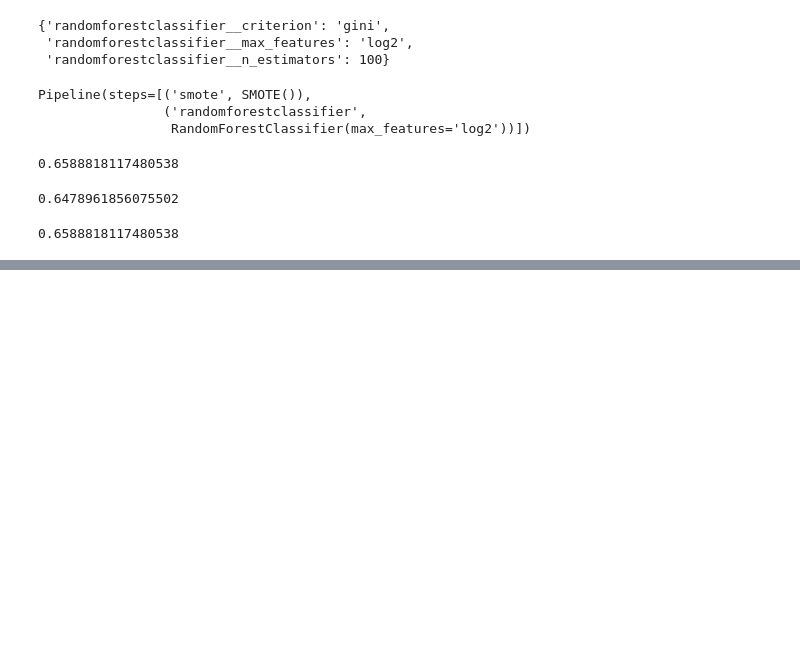
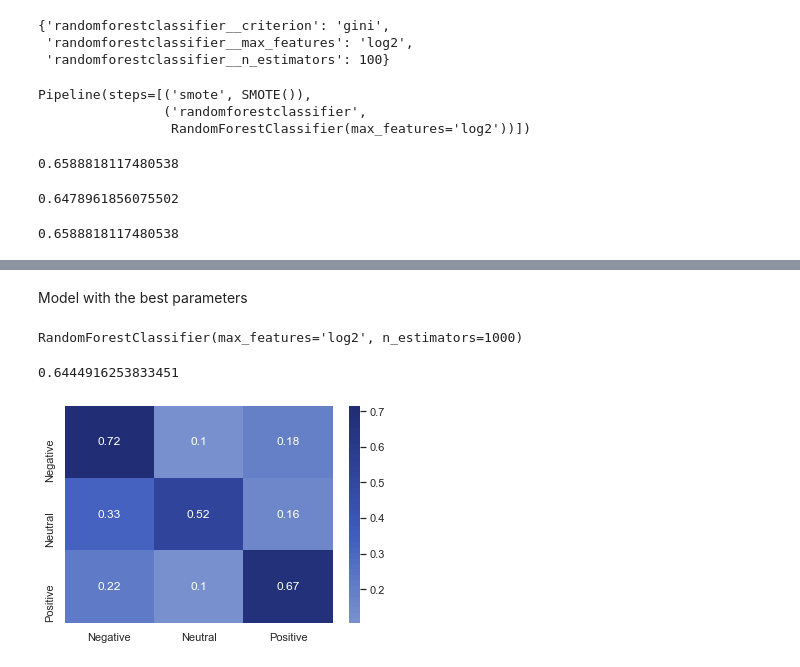
Before and after one commit to Caellwyn/product-flexible-twitter-sentiment-analysis, a Jupyter notebook: notebooks/exploratory/elena_eda_clean_data.ipynb, the cells around one changed output, grey strips where cells are left out. Cells and saved outputs as stored; diff of their text form; code cells hidden in the pictures; blank space fills up the shorter version.

```diff
--- a/notebooks/exploratory/elena_eda_clean_data.ipynb
+++ b/notebooks/exploratory/elena_eda_clean_data.ipynb
@@ -625,0 +518,16 @@ gs.cv_results_
+# %% [markdown]
+Model with the best parameters
+# %%
+rf = RandomForestClassifier(n_estimators=1000, max_features='log2')
+rf.fit(X_t_vec, y_t)
+# %% [output]
+RandomForestClassifier(max_features='log2', n_estimators=1000)
+# %%
+y_hat = rf.predict(X_val_vec)
+accuracy_score(y_val, y_hat)
+# %% [output]
+0.6444916253833451
+# %%
+plot_confusion_matrix(y_val, y_hat)
+# %% [output]
+[figure, added]
```
Also changed, not shown: parts of 76 cells of this notebook.
